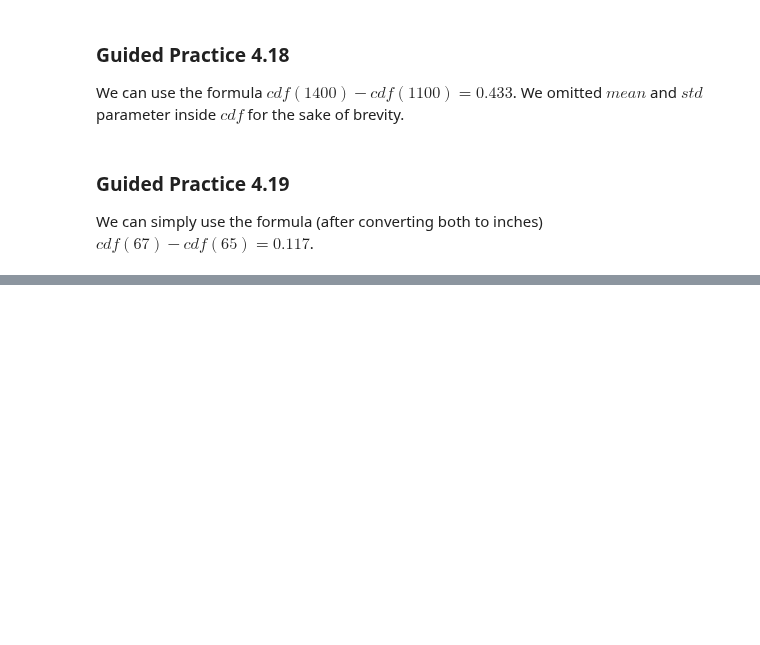
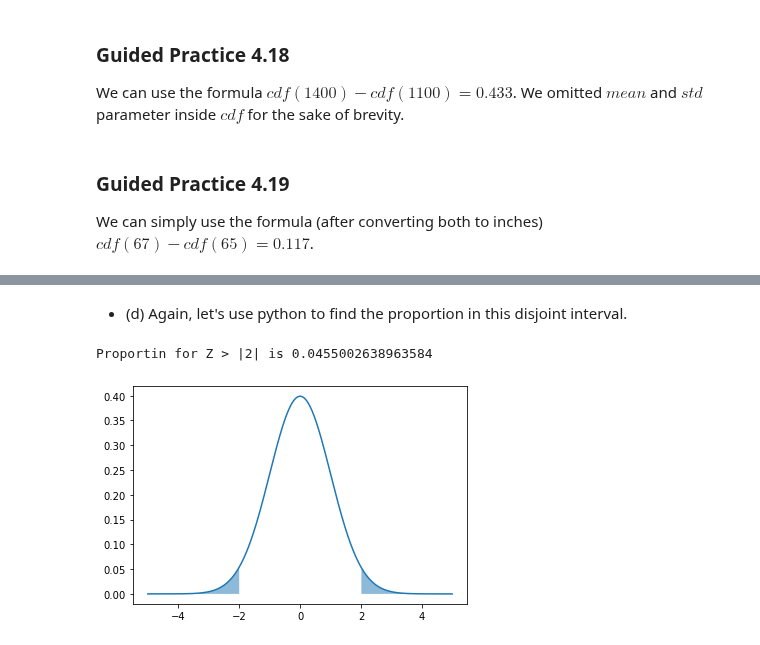
Before and after one commit to RiccardoMPesce/OpenIntro-Statistics-Excercises, a Jupyter notebook: chapter4/chapter4_walkthrough.ipynb, the cells around one changed output, grey strips where cells are left out. Cells and saved outputs as stored; diff of their text form; code cells hidden in the pictures; blank space fills up the shorter version.

```diff
--- a/chapter4/chapter4_walkthrough.ipynb
+++ b/chapter4/chapter4_walkthrough.ipynb
@@ -174,0 +238,15 @@ We can simply use the formula (after converting both to inches) $cdf(67) - cdf(6
+# %% [markdown]
+* (d) Again, let's use python to find the proportion in this disjoint interval.
+# %%
+print(f"Proportin for Z > |2| is {(1 - stats.norm.cdf(2)) + stats.norm.cdf(-2)}")
+
+x = np.arange(-5, 5, 0.01)
+y = stats.norm.pdf(x, loc=0, scale=1)
+
+ax = plt.plot(x, y)
+plt.fill_between(x, y, where=(x > 2) | (x < -2), alpha=0.5)
+
+plt.show()
+# %% [output]
+Proportin for Z > |2| is 0.0455002638963584
+[figure, added]
```
Also changed, not shown: parts of 11 cells of this notebook.
